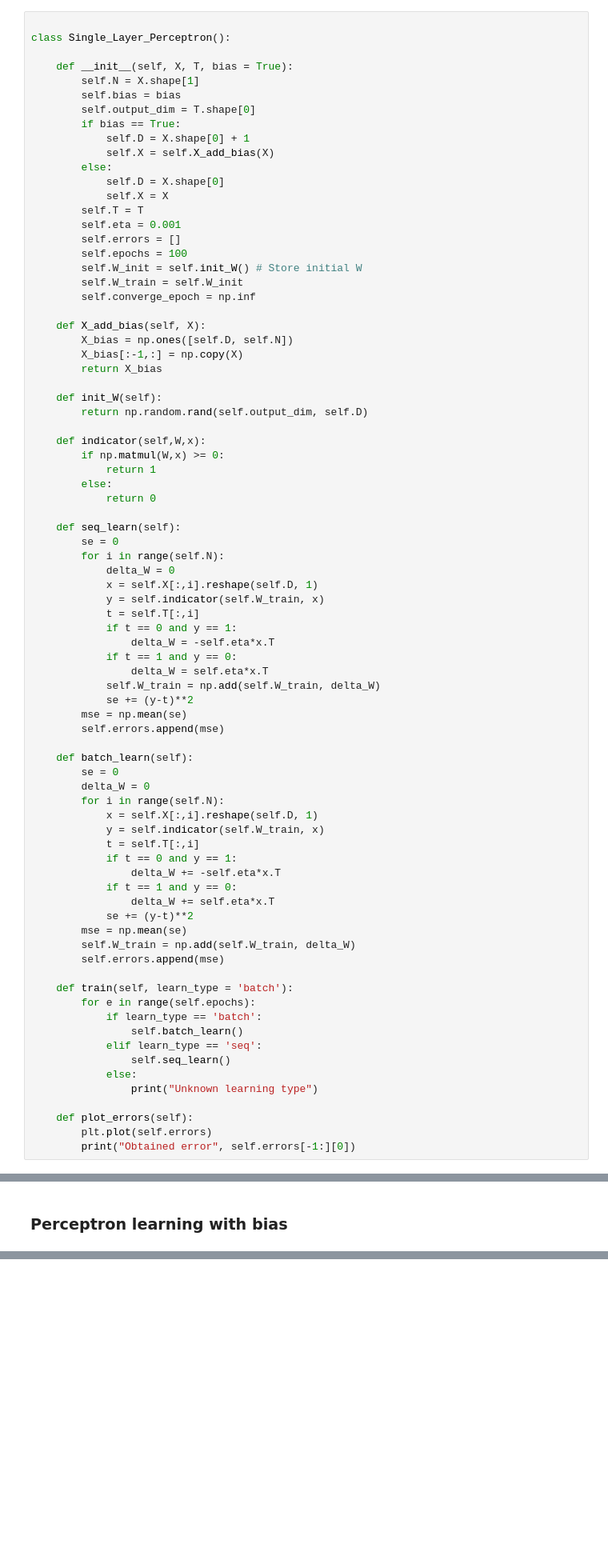
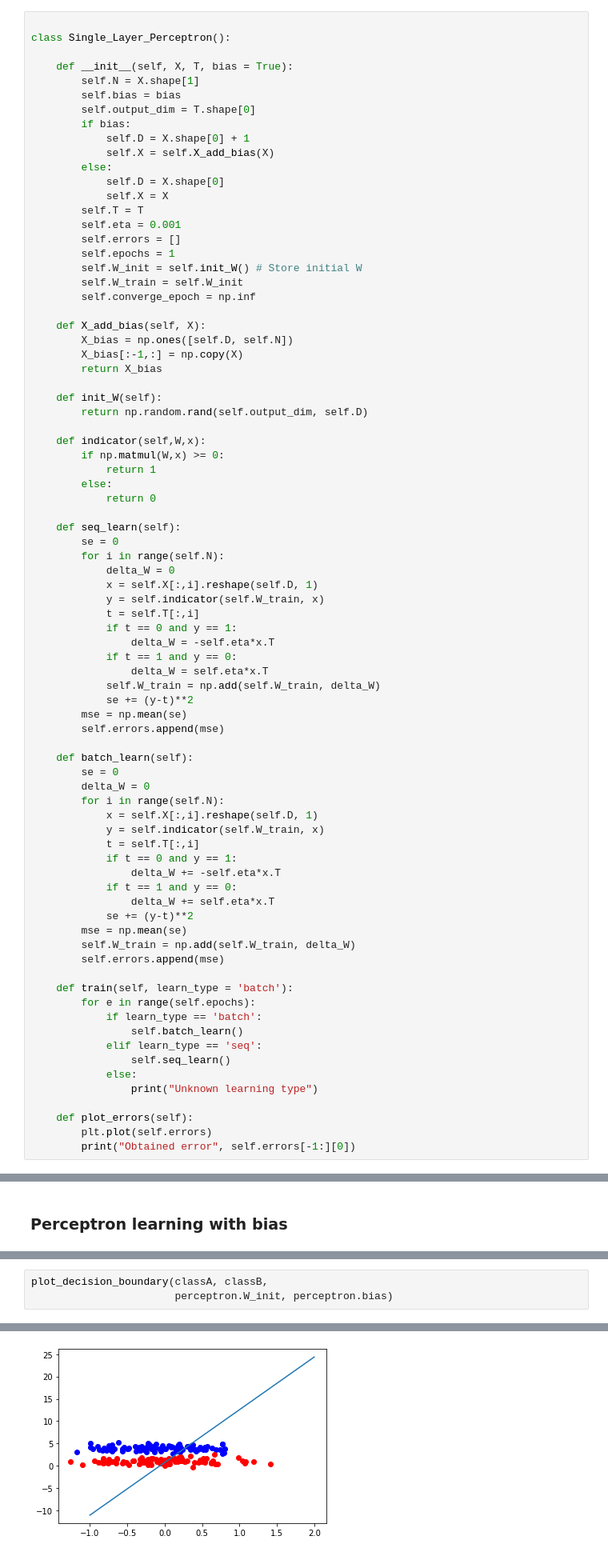
Before and after one commit to mattiasgullstrand/ANN_lab1, a Jupyter notebook: single_layer_perceptron.py.ipynb, the cells around one changed output, grey strips where cells are left out. Shown at 80% size. Cells and saved outputs as stored; diff of their text form; blank space fills up the shorter version.

```diff
--- a/single_layer_perceptron.py.ipynb
+++ b/single_layer_perceptron.py.ipynb
@@ -10,7 +10,7 @@ class Single_Layer_Perceptron():
         self.N = X.shape[1]
         self.bias = bias
         self.output_dim = T.shape[0]
-        if bias == True:
+        if bias:
             self.D = X.shape[0] + 1
             self.X = self.X_add_bias(X)
         else:
@@ -19,7 +19,7 @@ class Single_Layer_Perceptron():
         self.T = T
         self.eta = 0.001
         self.errors = []
-        self.epochs = 100
+        self.epochs = 1
         self.W_init = self.init_W() # Store initial W
         self.W_train = self.W_init
         self.converge_epoch = np.inf
@@ -150,0 +194,4 @@ plot_decision_boundary(classA, classB,
+# %%
+plot_decision_boundary(classA, classB,
+                       perceptron.W_init, perceptron.bias)
+# %% [output]
@@ -151,3 +200,4 @@ plot_decision_boundary(classA, classB,
+[figure, added]
 # %%
 perceptron.W_train
 # %% [output]
```
Also changed, not shown: parts of 8 cells of this notebook, 1 other file.
